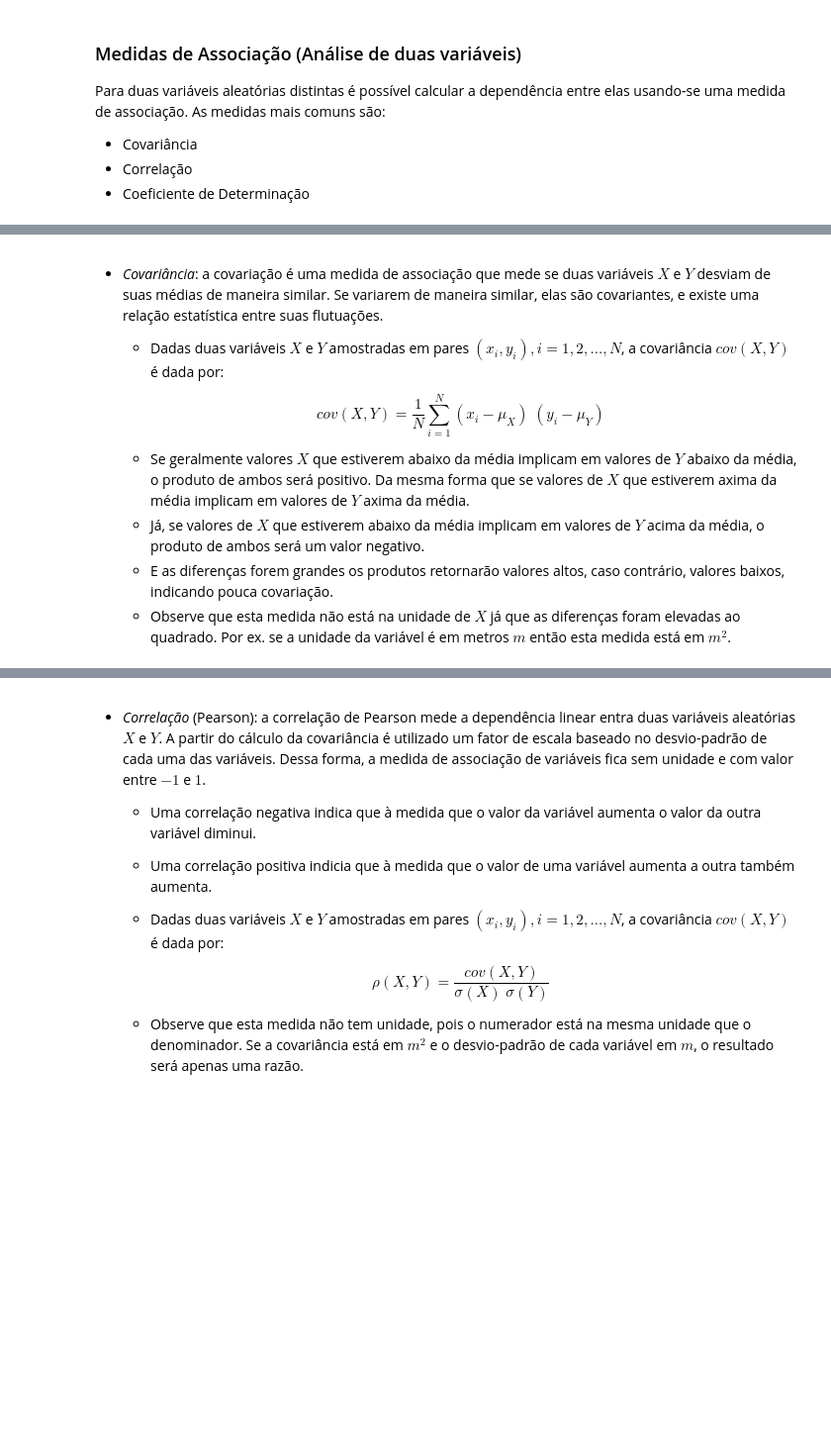
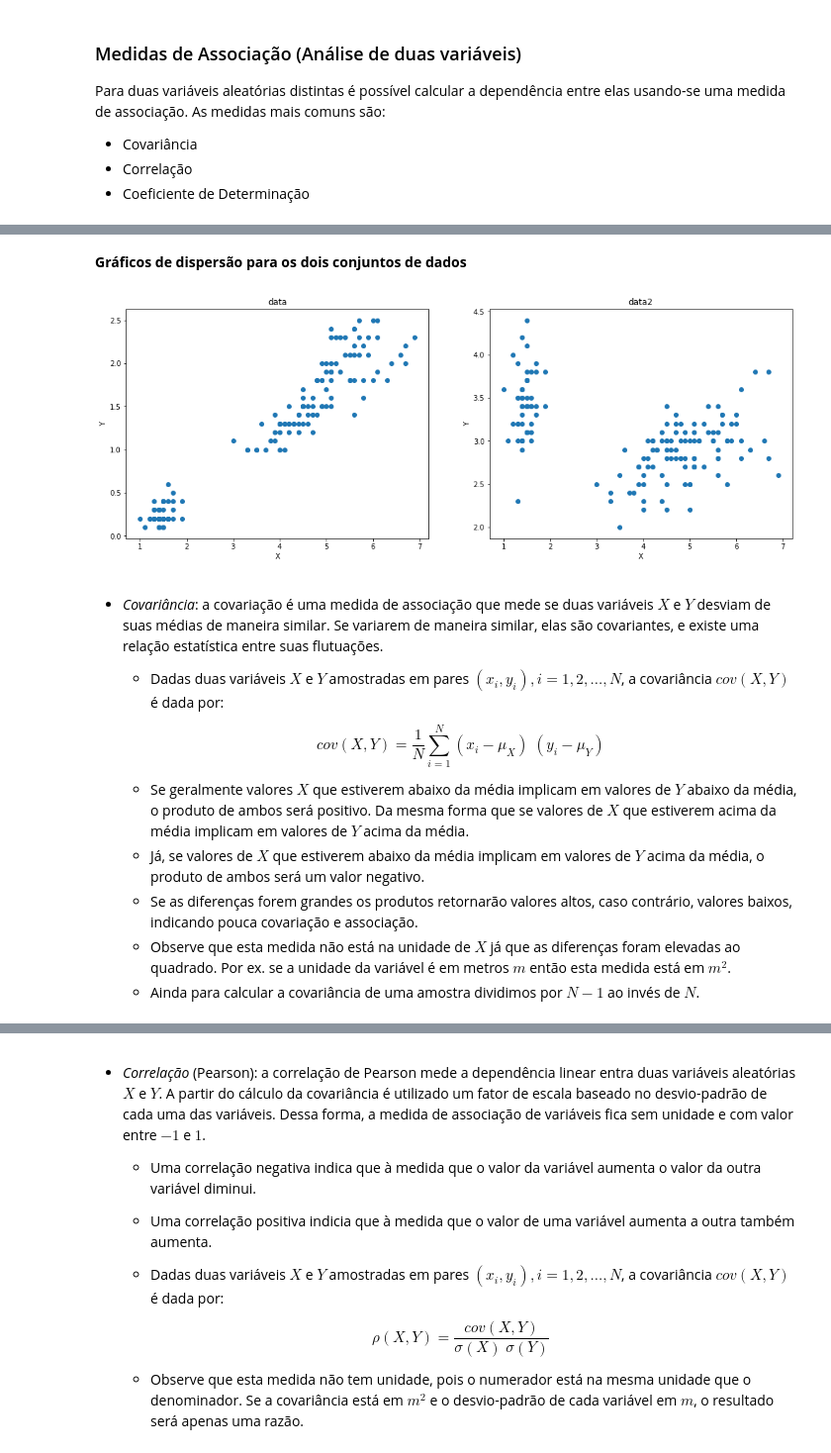
Before and after one commit to anfer86/teaching-datamining-lessons, a Jupyter notebook: aula04/fundamentos_visualizacao.ipynb, the cells around one changed output, grey strips where cells are left out. Shown at 99% size. Drawn from its saved outputs; the diff is of its cells as text; code cells hidden in the pictures; blank space fills up the shorter version.

```diff
--- a/aula04/fundamentos_visualizacao.ipynb
+++ b/aula04/fundamentos_visualizacao.ipynb
@@ -332,0 +334,6 @@ Para duas variáveis aleatórias distintas é possível calcular a dependência
+# %%
+import pandas as pd
+from sklearn import datasets
+iris = datasets.load_iris()
+data_iris=pd.DataFrame(iris['data'], columns=iris['feature_names'])
+data_iris.head()
@@ -332,0 +351,5 @@ Para duas variáveis aleatórias distintas é possível calcular a dependência
+# %%
+data  = pd.DataFrame({'X' : data_iris["petal length (cm)"], 'Y' : data_iris["petal width (cm)"]})
+data2 = pd.DataFrame({'X' : data_iris["petal length (cm)"], 'Y' : data_iris["sepal width (cm)"]})
+
+data.head()
@@ -333,3 +363,21 @@ Para duas variáveis aleatórias distintas é possível calcular a dependência
+# %% [markdown]
+**Gráficos de dispersão para os dois conjuntos de dados**
+# %%
+fig, ax = plt.subplots(1, 2, figsize=(17, 6) )
+
+ax[0].scatter(data.X, data.Y,)
+ax[0].set_title('data')
+ax[0].set_xlabel('X')
+ax[0].set_ylabel('Y')
+
+ax[1].scatter(data2.X, data2.Y,)
+ax[1].set_title('data2')
+ax[1].set_xlabel('X')
+ax[1].set_ylabel('Y')
+
+plt.show()
+# %% [output]
+[figure, added]
 # %% [markdown]
 - *Covariância*: a covariação é uma medida de associação que mede se duas variáveis $X$ e $Y$ desviam de suas médias de maneira similar. Se variarem de maneira similar, elas são covariantes, e existe uma relação estatística entre suas flutuações.
 
@@ -339,7 +387,8 @@ Para duas variáveis aleatórias distintas é possível calcular a dependência
     cov(X,Y) = \frac{1}{N} \sum_{i=1}^N (x_i-\mu_X)\;(y_i-\mu_Y)
     $$
 
-    - Se geralmente valores $X$ que estiverem abaixo da média implicam em valores de $Y$ abaixo da média, o produto de ambos será positivo. Da mesma forma que se valores de $X$ que estiverem axima da média implicam em valores de $Y$ axima da média.
+    - Se geralmente valores $X$ que estiverem abaixo da média implicam em valores de $Y$ abaixo da média, o produto de ambos será positivo. Da mesma forma que se valores de $X$ que estiverem acima da média implicam em valores de $Y$ acima da média.
     - Já, se valores de $X$ que estiverem abaixo da média implicam em valores de $Y$ acima da média, o produto de ambos será um valor negativo.
-    - E as diferenças forem grandes os produtos retornarão valores altos, caso contrário, valores baixos, indicando pouca covariação.
+    - Se as diferenças forem grandes os produtos retornarão valores altos, caso contrário, valores baixos, indicando pouca covariação e associação.
     - Observe que esta medida não está na unidade de $X$ já que as diferenças foram elevadas ao quadrado. Por ex. se a unidade da variável é em metros $m$ então esta medida está em $m^2$.
+    - Ainda para calcular a covariância de uma amostra dividimos por $N-1$ ao invés de $N$.
```
Also changed, not shown: parts of 48 cells of this notebook, 4 other files.
